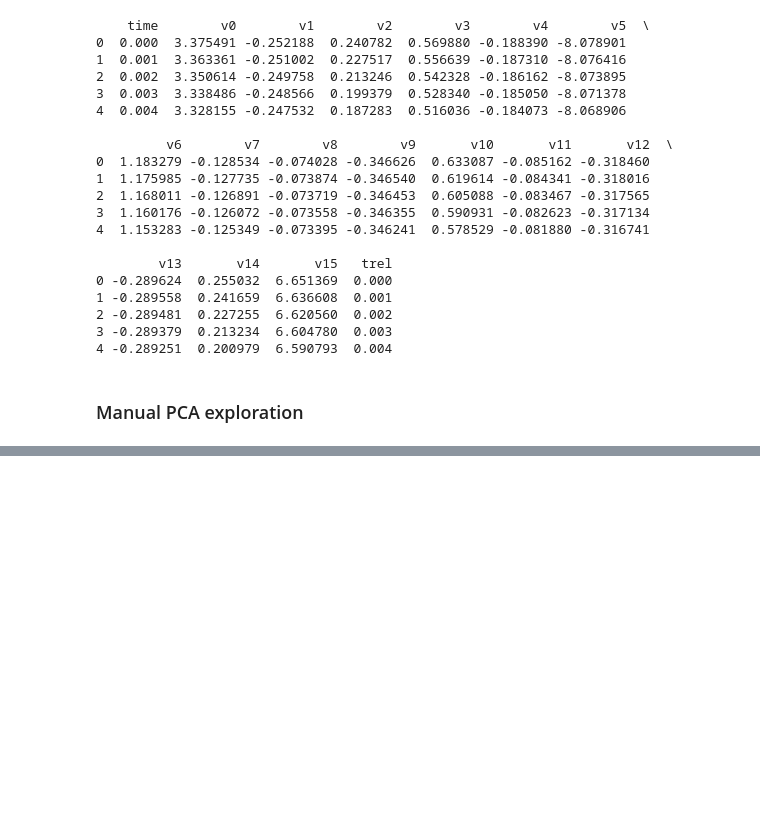
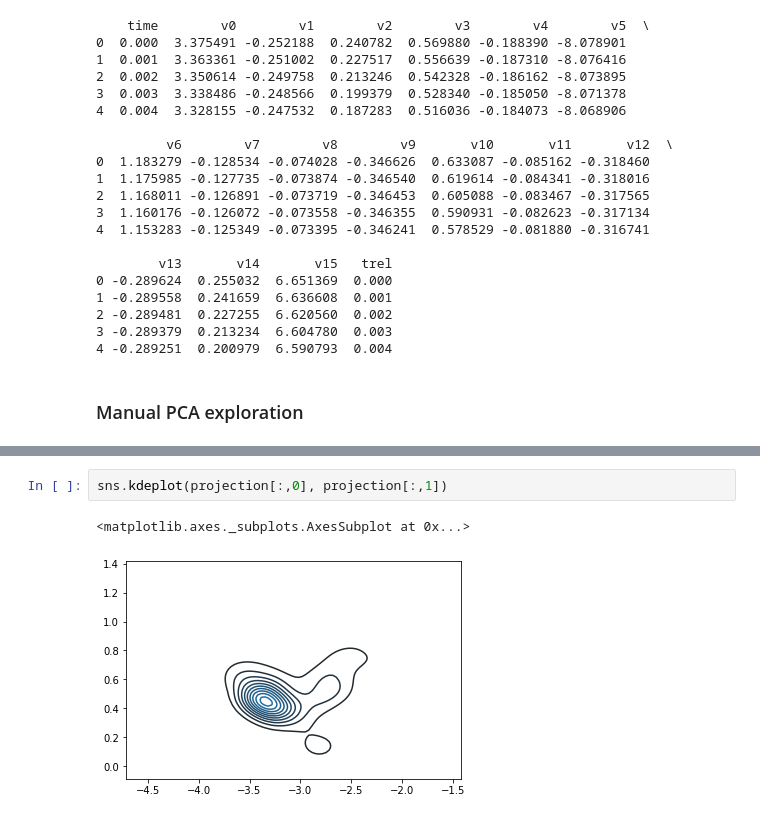
Before and after one commit to leobrowning92/plotting, a Jupyter notebook: example_mea_analysis_new.ipynb, the cells around one changed output, grey strips where cells are left out. Saved outputs shown, nothing was run; the diff lists cells and outputs as text; blank space fills up the shorter version.

```diff
--- a/example_mea_analysis_new.ipynb
+++ b/example_mea_analysis_new.ipynb
@@ -239,0 +251,5 @@ if save:
+# %%
+sns.kdeplot(projection[:,0], projection[:,1])
+# %% [output]
+<matplotlib.axes._subplots.AxesSubplot at 0x...>
+[figure, added]
```
Also changed, not shown: parts of 18 cells of this notebook, 1 other file.
